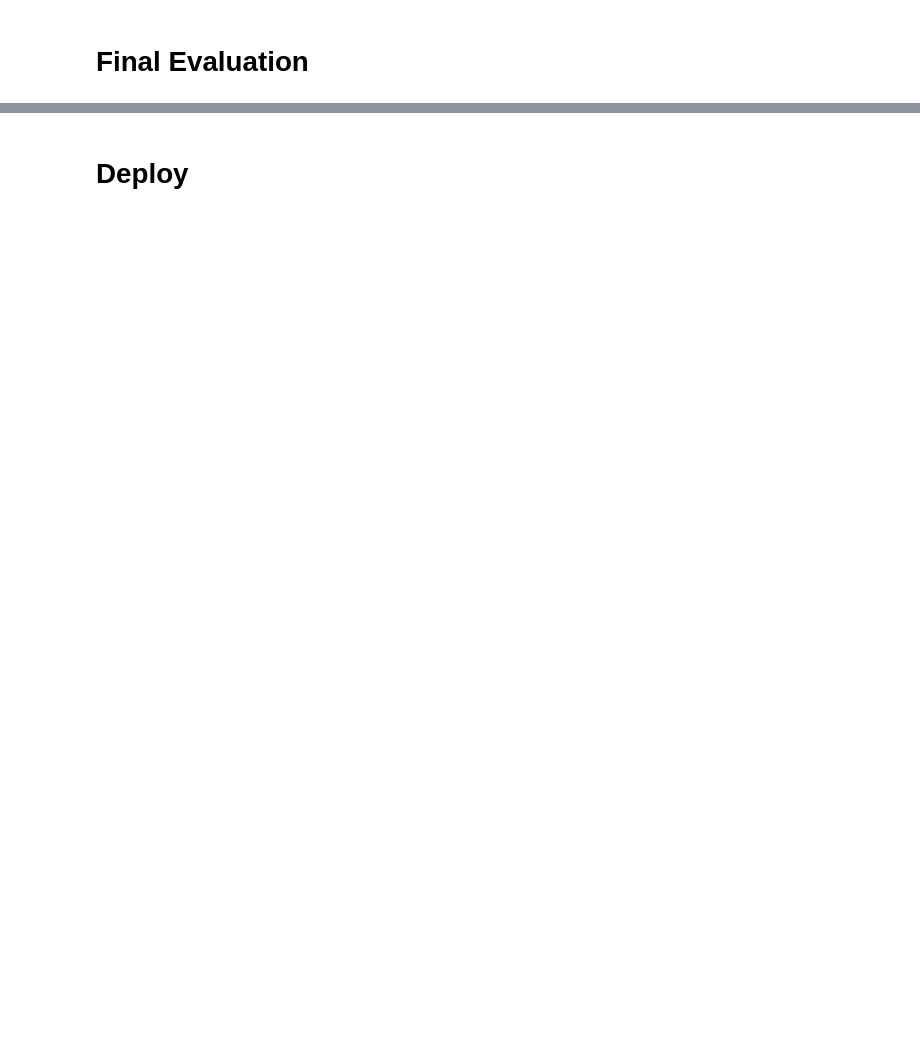
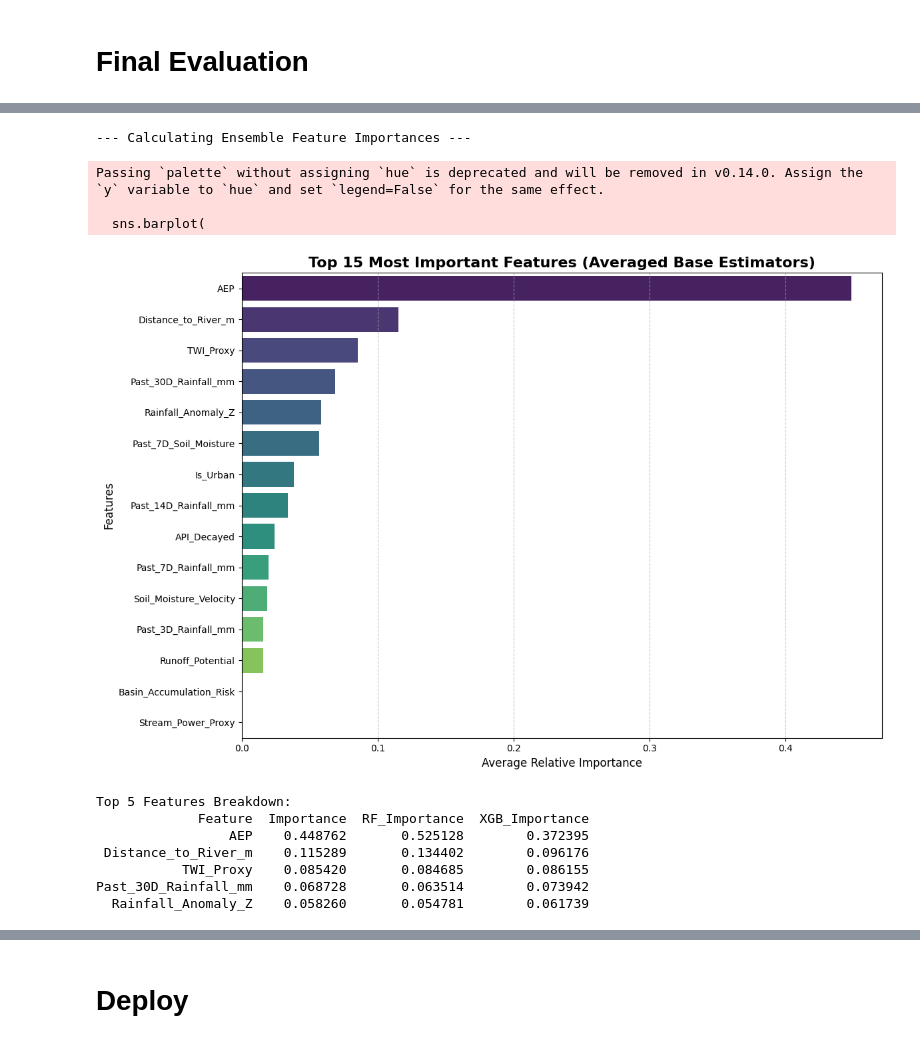
Before and after one commit to iblaw/flood-predictorML, a Jupyter notebook: notebooks/Nigeria_Flood_Predictor.ipynb, the cells around one changed output, grey strips where cells are left out. Saved outputs shown, nothing was run; the diff lists cells and outputs as text; code cells hidden in the pictures; blank space fills up the shorter version.

```diff
--- a/notebooks/Nigeria_Flood_Predictor.ipynb
+++ b/notebooks/Nigeria_Flood_Predictor.ipynb
@@ -913 +1169,72 @@ else:
+# %%
+print("--- Calculating Ensemble Feature Importances ---")
+
+# 1. Extract the trained base estimators from the Stacking Classifier
+# estimators_[0] is Random Forest, estimators_[1] is XGBoost
+rf_base = stacking_model.estimators_[0]
+xgb_base = stacking_model.estimators_[1]
+
+# 2. Get the feature importances from both models
+rf_importance = rf_base.feature_importances_
+xgb_importance = xgb_base.feature_importances_
+
+# 3. Average them to get the ensemble's overall feature importance
+# (You could also weight these if you wanted to favor one model's perspective!)
+ensemble_importance = (rf_importance + xgb_importance) / 2.0
+
+# 4. Get feature names (Assumes X_train is a pandas DataFrame)
+# If X_train is a numpy array, we create generic names: [Feature_0, Feature_1, ...]
+if hasattr(X_train, 'columns'):
+    feature_names = X_train.columns
+else:
+    feature_names = [f'Feature_{i}' for i in range(len(ensemble_importance))]
+
+# 5. Create a DataFrame for easy sorting and plotting
+importance_df = pd.DataFrame({
+    'Feature': feature_names,
+    'Importance': ensemble_importance,
+    'RF_Importance': rf_importance,
+    'XGB_Importance': xgb_importance
+})
+
+# Sort by the average ensemble importance in descending order
+importance_df = importance_df.sort_values(by='Importance', ascending=False)
+
+# --- Plotting ---
+plt.figure(figsize=(12, 8))
+
+# We'll plot the top 15 most important features to keep the chart readable
+top_n = 15
+data_to_plot = importance_df.head(top_n)
+
+sns.barplot(
+    x='Importance',
+    y='Feature',
+    data=data_to_plot,
+    palette='viridis'
+)
+
+plt.title(f'Top {top_n} Most Important Features (Averaged Base Estimators)', fontsize=16, fontweight='bold')
+plt.xlabel('Average Relative Importance', fontsize=12)
+plt.ylabel('Features', fontsize=12)
+plt.grid(axis='x', linestyle='--', alpha=0.7)
+plt.tight_layout()
+plt.show()
+
+# Optional: Print the exact breakdown for the top 5 features
+print("\nTop 5 Features Breakdown:")
+print(importance_df.head(5).to_string(index=False))
+# %% [output]
+--- Calculating Ensemble Feature Importances ---
+Passing `palette` without assigning `hue` is deprecated and will be removed in v0.14.0. Assign the `y` variable to `hue` and set `legend=False` for the same effect.
+
+  sns.barplot(
+[figure, added]
+Top 5 Features Breakdown:
+             Feature  Importance  RF_Importance  XGB_Importance
+                 AEP    0.448762       0.525128        0.372395
+ Distance_to_River_m    0.115289       0.134402        0.096176
+           TWI_Proxy    0.085420       0.084685        0.086155
+Past_30D_Rainfall_mm    0.068728       0.063514        0.073942
+  Rainfall_Anomaly_Z    0.058260       0.054781        0.061739
 # %%
```
Also changed, not shown: parts of 48 cells of this notebook.
